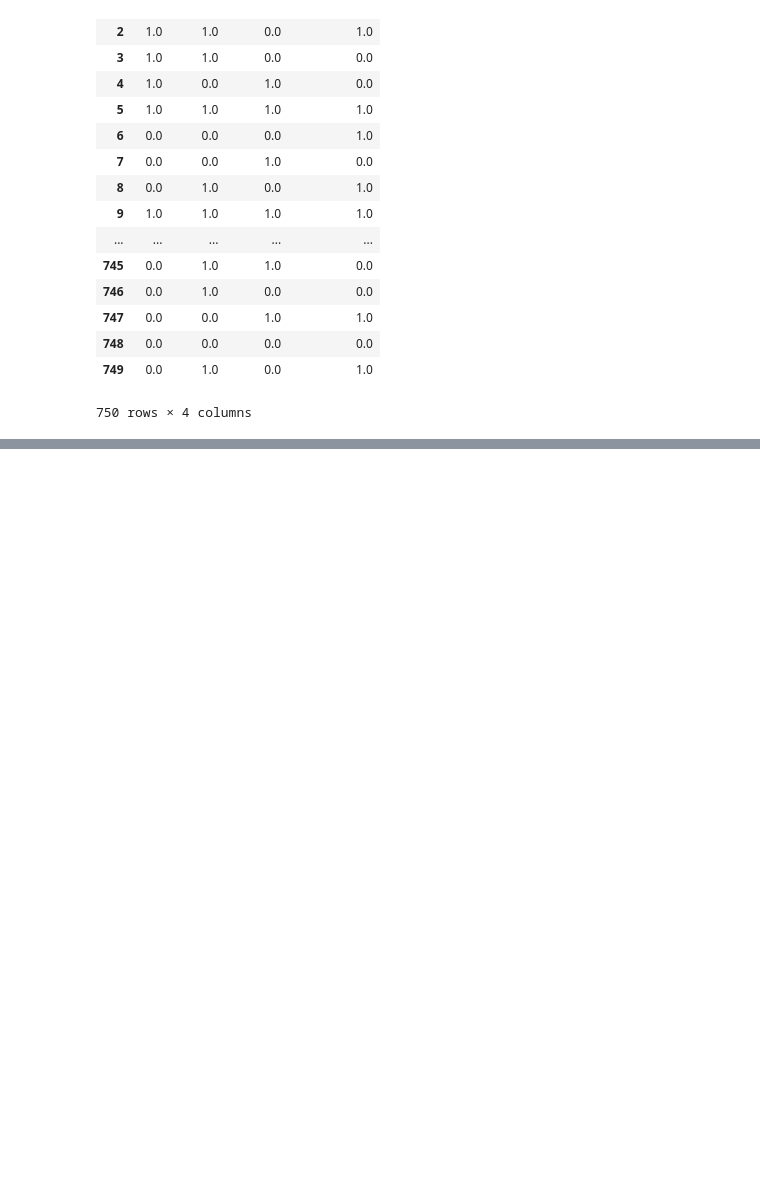
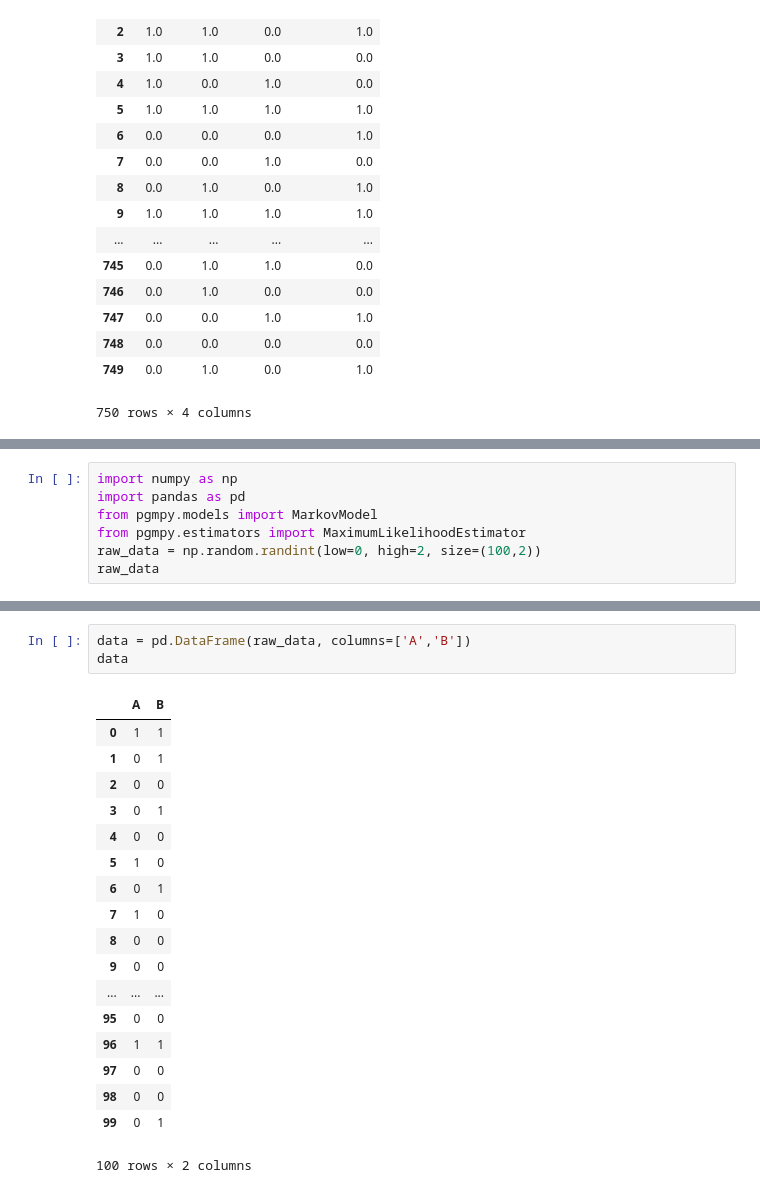
Before and after one commit to ix9527/PGM, a Jupyter notebook: PGM_py.ipynb, the cells around one changed output, grey strips where cells are left out. Drawn from its saved outputs; the diff is of its cells as text; blank space fills up the shorter version.

```diff
--- a/PGM_py.ipynb
+++ b/PGM_py.ipynb
@@ -476,0 +479,7 @@ TypeError: ('Values: Expected type int or type float, got ', dtype('int64'))
+# %%
+import numpy as np
+import pandas as pd
+from pgmpy.models import MarkovModel
+from pgmpy.estimators import MaximumLikelihoodEstimator
+raw_data = np.random.randint(low=0, high=2, size=(100,2))
+raw_data
@@ -476,0 +504,22 @@ TypeError: ('Values: Expected type int or type float, got ', dtype('int64'))
+# %%
+data = pd.DataFrame(raw_data, columns=['A','B'])
+data
+# %% [output]
+|  | A | B |
+| 0 | 1 | 1 |
+| 1 | 0 | 1 |
+| 2 | 0 | 0 |
+| 3 | 0 | 1 |
+| 4 | 0 | 0 |
+| 5 | 1 | 0 |
+| 6 | 0 | 1 |
+| 7 | 1 | 0 |
+| 8 | 0 | 0 |
+| 9 | 0 | 0 |
+| ... | ... | ... |
+| 95 | 0 | 0 |
+| 96 | 1 | 1 |
+| 97 | 0 | 0 |
+| 98 | 0 | 0 |
+| 99 | 0 | 1 |
+100 rows × 2 columns
```
Also changed, not shown: parts of 3 cells of this notebook.
